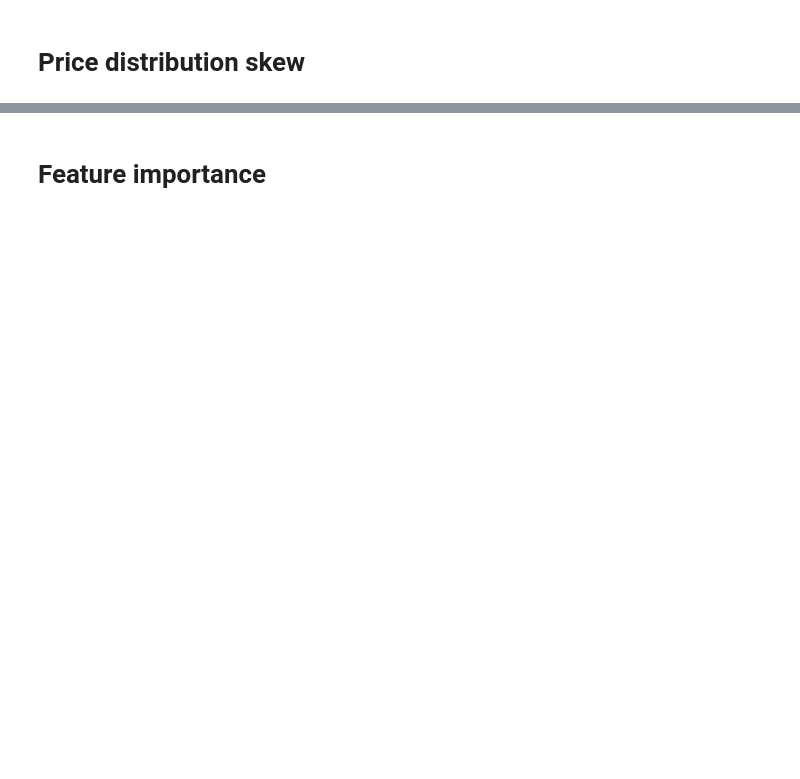
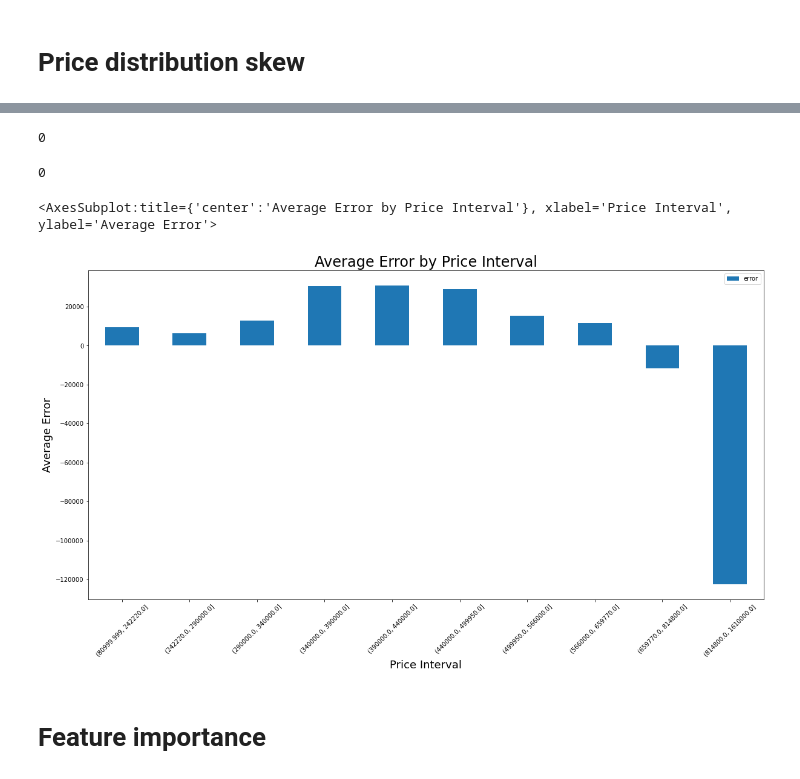
Before and after one commit to willcline613/bsc-phase-two-project, a Jupyter notebook: notebooks/exploratory/will/will-main.ipynb, the cells around one changed output, grey strips where cells are left out. Cells and saved outputs as stored; diff of their text form; code cells hidden in the pictures; blank space fills up the shorter version.

```diff
--- a/notebooks/exploratory/will/will-main.ipynb
+++ b/notebooks/exploratory/will/will-main.ipynb
@@ -359,3 +367,7 @@ len(all_df.columns)
+# %%
+all_use_preds = testmodel(all_df,target)[-2]
+# %%
+all_use_real = testmodel(all_df,target)[-1]
 # %% [markdown]
 # All with minmax
 # %%
@@ -462,3 +414,31 @@ sns.histplot(df.price, bins=20);
+# %%
+def quantile_error(y_pred, y_true, qant):
+    quantiles = pd.DataFrame(pd.qcut(y_true, q=qant))
+    e = y_pred - y_true
+    quantiles['error'] = e
+    quantiles.columns = ['price', 'error']
+    error_df = quantiles.groupby('price').mean()['error']
+    error_df = pd.DataFrame(error_df).reset_index()
+    #sns.histplot(x=error_df["price"], y=error_df["error"])
+    plt.rcParams["figure.figsize"] = (20, 10)
+    figure =  error_df.plot.bar(x='price', y='error', rot=45)
+    figure.set_title("Average Error by Price Interval",fontsize=24)
+    figure.set_xlabel("Price Interval", fontsize=18)
+    figure.set_ylabel("Average Error", fontsize=18)
+    return figure
+# %%
+np.isnan(all_use_preds).sum()
+# %% [output]
+0
+# %%
+np.isnan(all_use_real).sum()
+# %% [output]
+0
+# %%
+quantile_error(all_use_preds, all_use_real, 10)
+# %% [output]
+<AxesSubplot:title={'center':'Average Error by Price Interval'}, xlabel='Price Interval', ylabel='Average Error'>
+[figure, added]
 # %% [markdown]
 # Feature importance
 # %%
```
Also changed, not shown: parts of 37 cells of this notebook, 2 other files.
